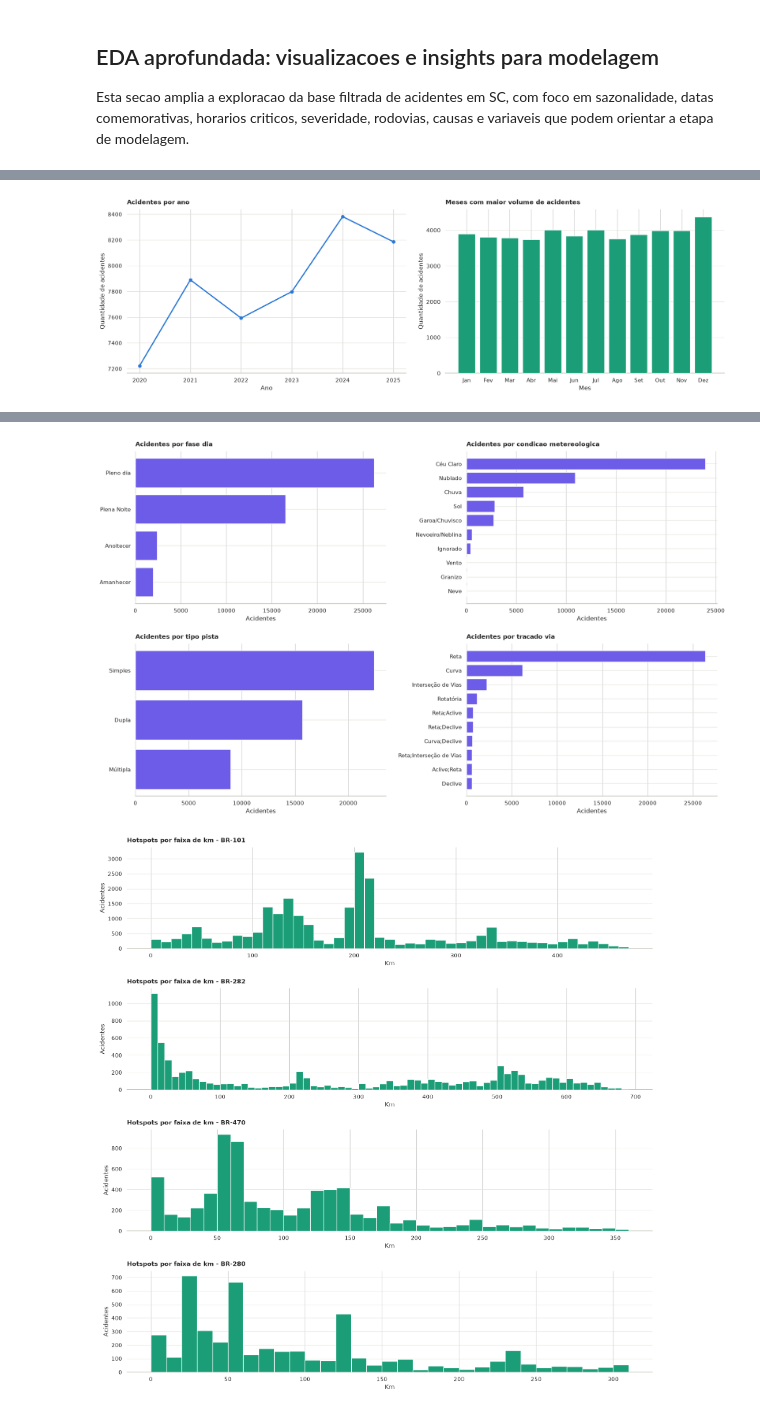
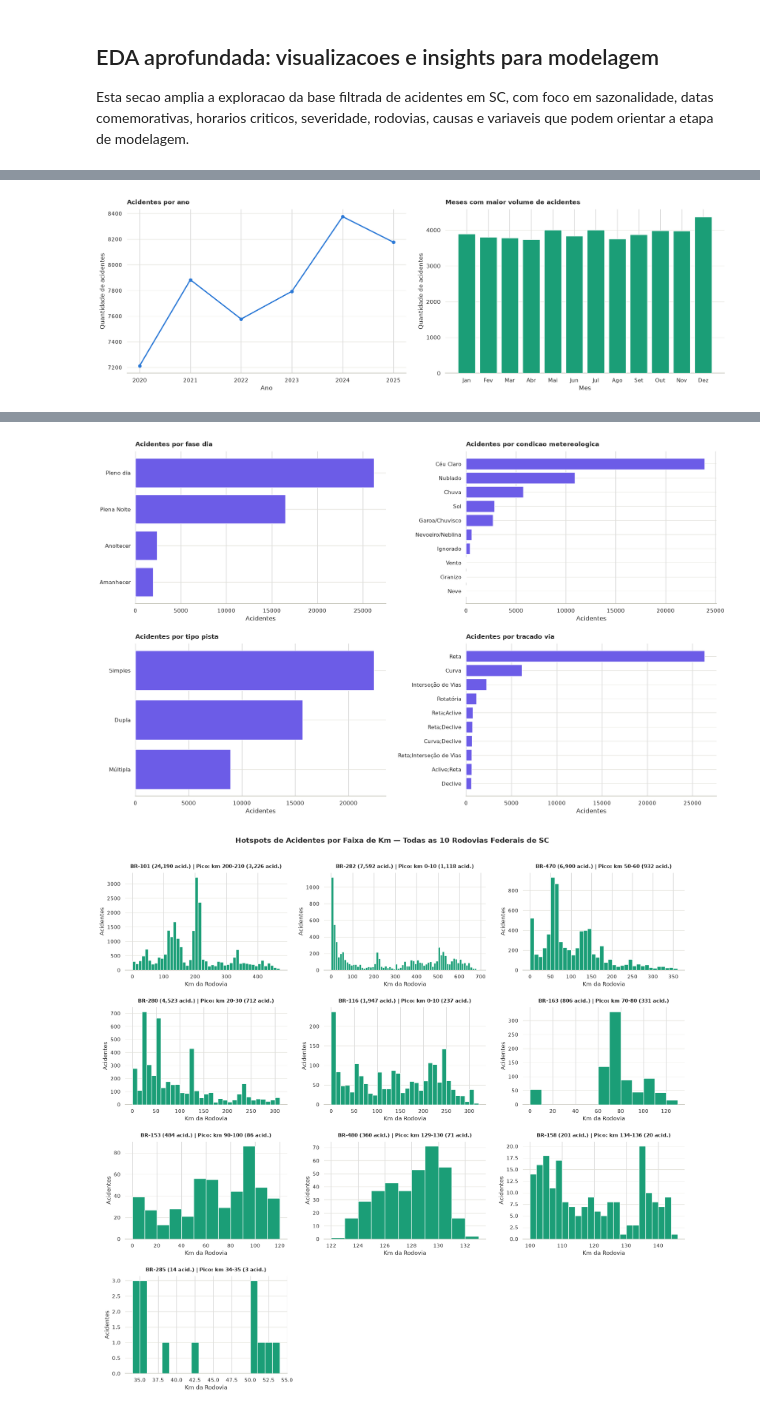
Before and after one commit to henriquerrodrigues/Projeto-ML-Seguranca, a Jupyter notebook: notebooks/01_eda.ipynb, the cells around one changed output, grey strips where cells are left out. Cells and saved outputs as stored; diff of their text form; code cells hidden in the pictures.

```diff
--- a/notebooks/01_eda.ipynb
+++ b/notebooks/01_eda.ipynb
@@ -181,9 +181,12 @@ def normalize_prf_values(df: pd.DataFrame) -> pd.DataFrame:
 
     return df
 # %%
+# Rodovias Federais oficiais com malha operacional e volume representativo em SC
+# (Descarta BR 0, BR 285 com 14 acidentes em obras, e BRs 477 e 475 com 1 ocorrência apenas)
+BRS_VALIDAS_SC = [101, 282, 470, 280, 116, 163, 153, 480, 158, 285]
+
 def filter_sc_brs(df: pd.DataFrame) -> pd.DataFrame:
     df = df.copy()
-    # coluna de km costuma vir como string com vírgula decimal
     if "km" in df.columns:
         df["km"] = pd.to_numeric(
             df["km"].astype(str).str.replace(",", ".", regex=False), errors="coerce"
@@ -194,6 +197,9 @@ def filter_sc_brs(df: pd.DataFrame) -> pd.DataFrame:
     mask = pd.Series(True, index=df.index)
     if "uf" in df.columns:
         mask &= df["uf"].astype(str).str.upper().str.strip() == UF_ALVO
+    # Mantém estritamente as 9 BRs válidas
+    if "br" in df.columns:
+        mask &= df["br"].isin(BRS_VALIDAS_SC)
     return df[mask].reset_index(drop=True)
 # %%
 def load_snv(path: Path) -> pd.DataFrame:
@@ -653,18 +659,36 @@ def plot_eda_dashboard(eda: pd.DataFrame) -> None:
     if "br" in eda.columns:
         br_summary = (
             eda.dropna(subset=["br"])
+            .loc[lambda df: df["br"].isin(BRS_VALIDAS_SC)]
             .groupby("br")
             .agg(acidentes=("id", "count"), mortos=("mortos", "sum"), feridos_graves=("feridos_graves", "sum"), gravidade=("gravidade_score", "sum"))
             .assign(taxa_grave=lambda x: (x["mortos"] + x["feridos_graves"]) / x["acidentes"])
-            .sort_values("acidentes", ascending=False)
-            .head(12)
-            .sort_values("acidentes")
+            .sort_values("acidentes", ascending=True)
         )
+        br_summary["graves"] = br_summary["mortos"] + br_summary["feridos_graves"]
+        br_labels = [f"BR-{int(br)}" for br in br_summary.index]
+
         fig, axes = plt.subplots(1, 2, figsize=(18, 7))
-        axes[0].barh([f"BR-{int(br)}" for br in br_summary.index], br_summary["acidentes"], color=COLOR_BLUE, zorder=3)
-        _style_ax(axes[0], "BRs com maior volume de acidentes", "Acidentes", "")
-        axes[1].barh([f"BR-{int(br)}" for br in br_summary.index], br_summary["taxa_grave"] * 100, color=COLOR_CRITICAL, zorder=3)
-        _style_ax(axes[1], "Taxa de mortos ou feridos graves por BR", "% dos acidentes", "")
+
+        # 1. Volume de acidentes com anotação explícita
+        bars0 = axes[0].barh(br_labels, br_summary["acidentes"], color=COLOR_BLUE, zorder=3)
+        _style_ax(axes[0], "Volume Total de Acidentes por BR em SC", "Acidentes", "")
+        axes[0].set_xlim(0, br_summary["acidentes"].max() * 1.15)
+        for bar in bars0:
+            w = bar.get_width()
+            axes[0].annotate(f" {int(w):,}", xy=(w, bar.get_y() + bar.get_height()/2),
+                             va="center", fontsize=10, fontweight="bold", color="#1a1a1a")
+
+        # 2. Taxa de gravidade com proporção explicada
+        bars1 = axes[1].barh(br_labels, br_summary["taxa_grave"] * 100, color=COLOR_CRITICAL, zorder=3)
+        _style_ax(axes[1], "Taxa de Mortos ou Feridos Graves por BR (%)", "% dos acidentes", "")
+        axes[1].set_xlim(0, (br_summary["taxa_grave"] * 100).max() * 1.3)
+        for bar, (_, row) in zip(bars1, br_summary.iterrows()):
+            w = bar.get_width()
+            axes[1].annotate(f" {w:.1f}% ({int(row['graves'])} graves / {int(row['acidentes'])} acid.)",
+                             xy=(w, bar.get_y() + bar.get_height()/2),
+                             va="center", fontsize=9, fontweight="bold", color="#1a1a1a")
+
         _finish(fig)
 
     # 6) Causas: frequencia versus gravidade.
@@ -693,19 +717,42 @@ def plot_eda_dashboard(eda: pd.DataFrame) -> None:
             ax.axis("off")
         _finish(fig)
 
-    # 8) Hotspots por km nas principais BRs.
+    # 8) Hotspots por km para todas as 9 BRs conservadas de SC.
     if {"br", "km"}.issubset(eda.columns):
-        top_brs = eda["br"].dropna().value_counts().head(4).index.tolist()
-        fig, axes = plt.subplots(len(top_brs), 1, figsize=(16, 4 * len(top_brs)), sharex=False)
-        axes = np.atleast_1d(axes)
-        for ax, br in zip(axes, top_brs):
+        brs_ordenadas = eda["br"].dropna().value_counts().index.tolist()
+        brs_plot = [br for br in brs_ordenadas if br in BRS_VALIDAS_SC]
+        if not brs_plot:
+            brs_plot = brs_ordenadas
+
+        ncols = 3
+        nrows = int(np.ceil(len(brs_plot) / ncols))
+        fig, axes = plt.subplots(nrows, ncols, figsize=(18, 4.2 * nrows), sharex=False)
+        axes = np.array(axes).flatten()
+
+        for idx, br in enumerate(brs_plot):
+            ax = axes[idx]
             trecho = eda.loc[eda["br"].eq(br), "km"].dropna()
             if trecho.empty:
                 ax.text(0.5, 0.5, "Sem km valido", ha="center", va="center", transform=ax.transAxes)
             else:
-                bins = np.arange(np.floor(trecho.min() / 10) * 10, np.ceil(trecho.max() / 10) * 10 + 10, 10)
-                ax.hist(trecho, bins=bins, color=COLOR_TEAL, edgecolor="white", zorder=3)
-            _style_ax(ax, f"Hotspots por faixa de km - BR-{int(br)}", "Km", "Acidentes")
+                extensao = trecho.max() - trecho.min()
+                # Bins dinamicos conforme a extensao da BR (ex: BR-480 tem ~10 km, BR-101 tem 465 km)
+                bin_size = 1 if extensao <= 20 else (2 if extensao <= 60 else 10)
+                bins = np.arange(
+                    np.floor(trecho.min() / bin_size) * bin_size,
+                    np.ceil(trecho.max() / bin_size) * bin_size + bin_size,
+                    bin_size
+                )
+                counts, edges, _ = ax.hist(trecho, bins=bins, color=COLOR_TEAL, edgecolor="white", zorder=3)
+                max_idx = np.argmax(counts)
+                pico_info = f"Pico: km {edges[max_idx]:.0f}-{edges[max_idx+1]:.0f} ({int(counts[max_idx]):,} acid.)"
+                ax.set_title(f"BR-{int(br)} ({len(trecho):,} acid.) | {pico_info}", fontsize=11, fontweight="bold", pad=8)
+            _style_ax(ax, "", "Km da Rodovia", "Acidentes")
+
+        for ax in axes[len(brs_plot):]:
+            ax.axis("off")
+
+        fig.suptitle("Hotspots de Acidentes por Faixa de Km — Todas as 10 Rodovias Federais de SC", fontsize=15, fontweight="bold", y=0.995)
         _finish(fig)
 
 
@@ -739,3 +786,3 @@ Sugestoes de graficos/insights extras para decidir se entram no trabalho:
 [figure]
 [figure]
-[figure, old version]
+[figure, new version]
```
Also changed, not shown: parts of 2 cells of this notebook, 7 other files.
